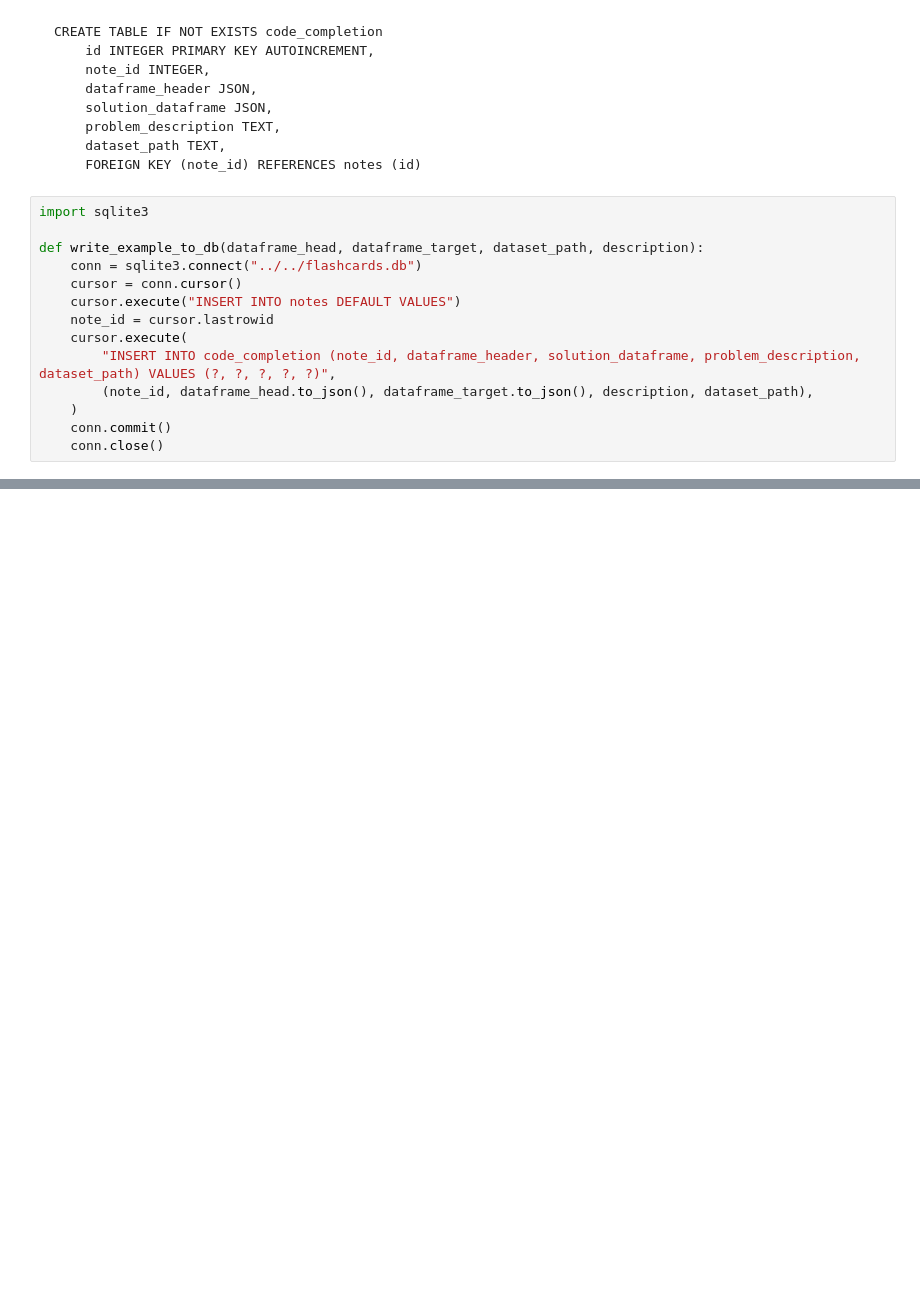
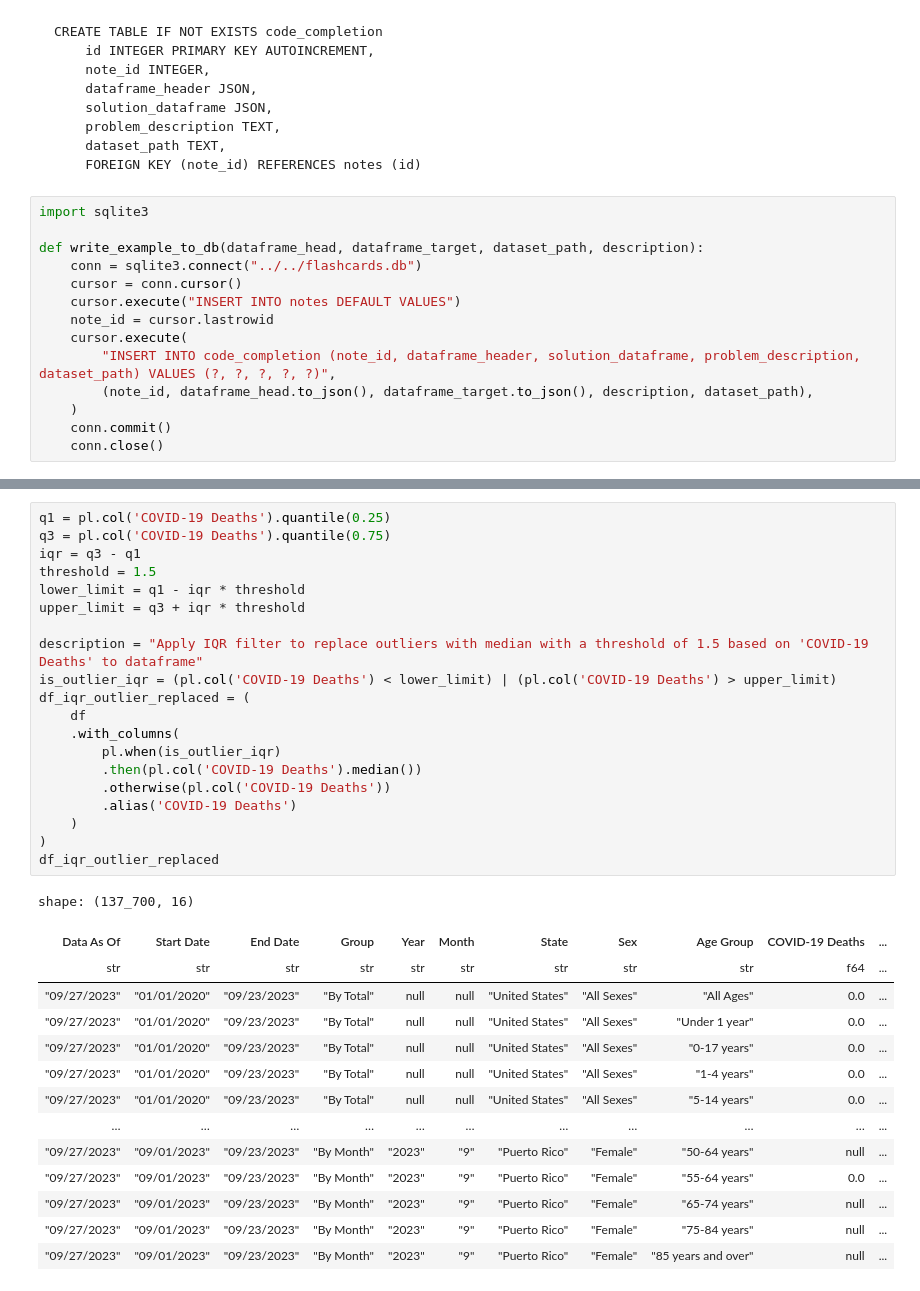
Before and after one commit to FergusCurrie/memory, a Jupyter notebook: backend/code_completion/creating_training.ipynb, the cells around one changed output, grey strips where cells are left out. Saved outputs shown, nothing was run; the diff lists cells and outputs as text; blank space fills up the shorter version.

```diff
--- a/backend/code_completion/creating_training.ipynb
+++ b/backend/code_completion/creating_training.ipynb
@@ -47,0 +126,35 @@ write_example_to_db(input_header, result, dataset_path, description)
+# %%
+q1 = pl.col('COVID-19 Deaths').quantile(0.25)
+q3 = pl.col('COVID-19 Deaths').quantile(0.75)
+iqr = q3 - q1
+threshold = 1.5
+lower_limit = q1 - iqr * threshold
+upper_limit = q3 + iqr * threshold
+
+description = "Apply IQR filter to replace outliers with median with a threshold of 1.5 based on 'COVID-19 Deaths' to dataframe"
+is_outlier_iqr = (pl.col('COVID-19 Deaths') < lower_limit) | (pl.col('COVID-19 Deaths') > upper_limit)
+df_iqr_outlier_replaced = (
+    df
+    .with_columns(
+        pl.when(is_outlier_iqr)
+        .then(pl.col('COVID-19 Deaths').median())
+        .otherwise(pl.col('COVID-19 Deaths'))
+        .alias('COVID-19 Deaths')
+    )
+)
+df_iqr_outlier_replaced
+# %% [output]
+shape: (137_700, 16)
+| Data As Of | Start Date | End Date | Group | Year | Month | State | Sex | Age Group | COVID-19 Deaths | ... |
+| str | str | str | str | str | str | str | str | str | f64 | ... |
+| "09/27/2023" | "01/01/2020" | "09/23/2023" | "By Total" | null | null | "United States" | "All Sexes" | "All Ages" | 0.0 | ... |
+| "09/27/2023" | "01/01/2020" | "09/23/2023" | "By Total" | null | null | "United States" | "All Sexes" | "Under 1 year" | 0.0 | ... |
+| "09/27/2023" | "01/01/2020" | "09/23/2023" | "By Total" | null | null | "United States" | "All Sexes" | "0-17 years" | 0.0 | ... |
+| "09/27/2023" | "01/01/2020" | "09/23/2023" | "By Total" | null | null | "United States" | "All Sexes" | "1-4 years" | 0.0 | ... |
+| "09/27/2023" | "01/01/2020" | "09/23/2023" | "By Total" | null | null | "United States" | "All Sexes" | "5-14 years" | 0.0 | ... |
+| … | … | … | … | … | … | … | … | … | … | ... |
+| "09/27/2023" | "09/01/2023" | "09/23/2023" | "By Month" | "2023" | "9" | "Puerto Rico" | "Female" | "50-64 years" | null | ... |
+| "09/27/2023" | "09/01/2023" | "09/23/2023" | "By Month" | "2023" | "9" | "Puerto Rico" | "Female" | "55-64 years" | 0.0 | ... |
+| "09/27/2023" | "09/01/2023" | "09/23/2023" | "By Month" | "2023" | "9" | "Puerto Rico" | "Female" | "65-74 years" | null | ... |
+| "09/27/2023" | "09/01/2023" | "09/23/2023" | "By Month" | "2023" | "9" | "Puerto Rico" | "Female" | "75-84 years" | null | ... |
+| "09/27/2023" | "09/01/2023" | "09/23/2023" | "By Month" | "2023" | "9" | "Puerto Rico" | "Female" | "85 years and over" | null | ... |
```
Also changed, not shown: parts of 5 cells of this notebook, 17 other files.
